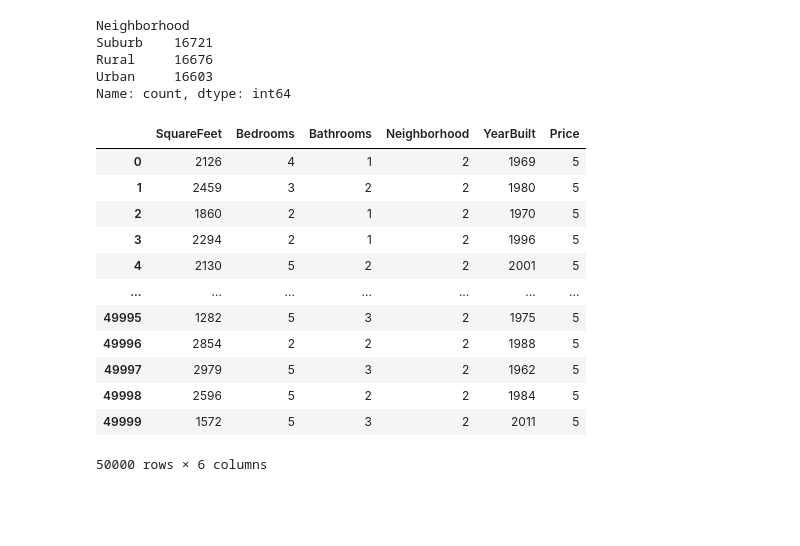
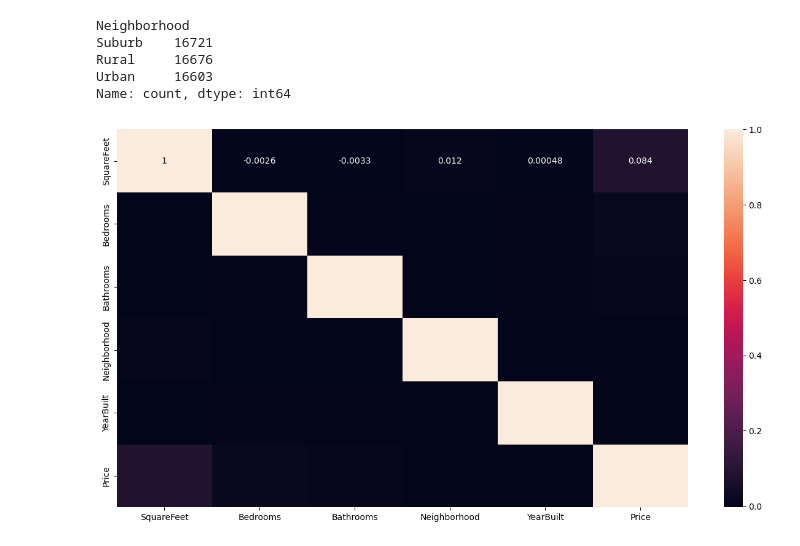
Before and after one commit to MaukanMir/Housing-Price-Classifier-Part-Two, a Jupyter notebook: training.ipynb, the cells around one changed output. Drawn from its saved outputs; the diff is of its cells as text; code cells hidden in the pictures; blank space fills up the shorter version.

Commit message:
Added new graphs

```diff
--- a/training.ipynb
+++ b/training.ipynb
@@ -135,22 +135,15 @@ Suburb    16721
 Rural     16676
 Urban     16603
 Name: count, dtype: int64
+# %%
+neighborhood_keys = {"Suburb": 0, "Rural": 1, "Urban": 2}
 # %%
-df["Neighborhood"] = df["Neighborhood"].apply(lambda x: 0 if x == "Suburb" else 1 if x == "Rural" else 2)
-df["Price"] = df["Price"].apply(lambda x: 0 if x < 10000 else 1 if x < 20000 else 2 if x <30000 else 4 if x < 40000 else 5)
+df["Neighborhood"] = df["Neighborhood"].apply(lambda x: neighborhood_keys[x])
+df["Price"] = df["Price"].apply(lambda x: 0 if x <=10000 else 1 if x>=10000 and x <=20000 else 2 if x>=20000 and x<=30000 else 3 if x>=30000 and x<=40000 else 4)
-# %%
-df
-# %% [output]
-|  | SquareFeet | Bedrooms | Bathrooms | Neighborhood | YearBuilt | Price |
-| 0 | 2126 | 4 | 1 | 2 | 1969 | 5 |
-| 1 | 2459 | 3 | 2 | 2 | 1980 | 5 |
-| 2 | 1860 | 2 | 1 | 2 | 1970 | 5 |
-| 3 | 2294 | 2 | 1 | 2 | 1996 | 5 |
-| 4 | 2130 | 5 | 2 | 2 | 2001 | 5 |
-| ... | ... | ... | ... | ... | ... | ... |
-| 49995 | 1282 | 5 | 3 | 2 | 1975 | 5 |
-| 49996 | 2854 | 2 | 2 | 2 | 1988 | 5 |
-| 49997 | 2979 | 5 | 3 | 2 | 1962 | 5 |
-| 49998 | 2596 | 5 | 2 | 2 | 1984 | 5 |
-| 49999 | 1572 | 5 | 3 | 2 | 2011 | 5 |
-50000 rows × 6 columns
+# %%
+plt.figure(figsize=(15,8))
+relations = df.corr()
+sns.heatmap(data=relations,annot=True)
+plt.show()
+# %% [output]
+[figure, added]
```
